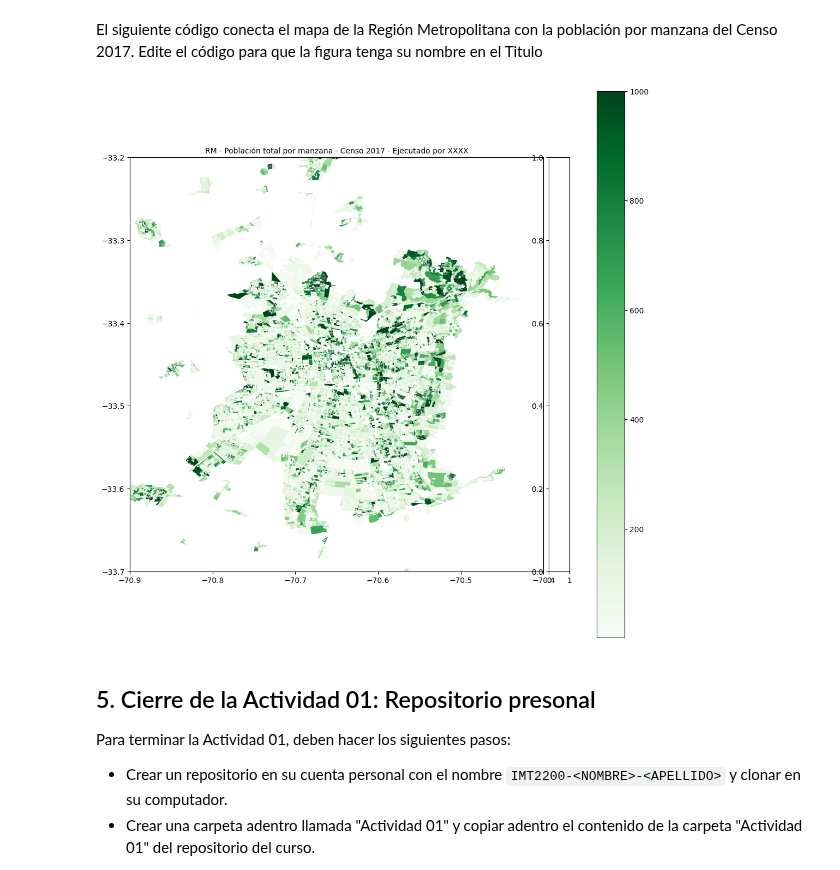
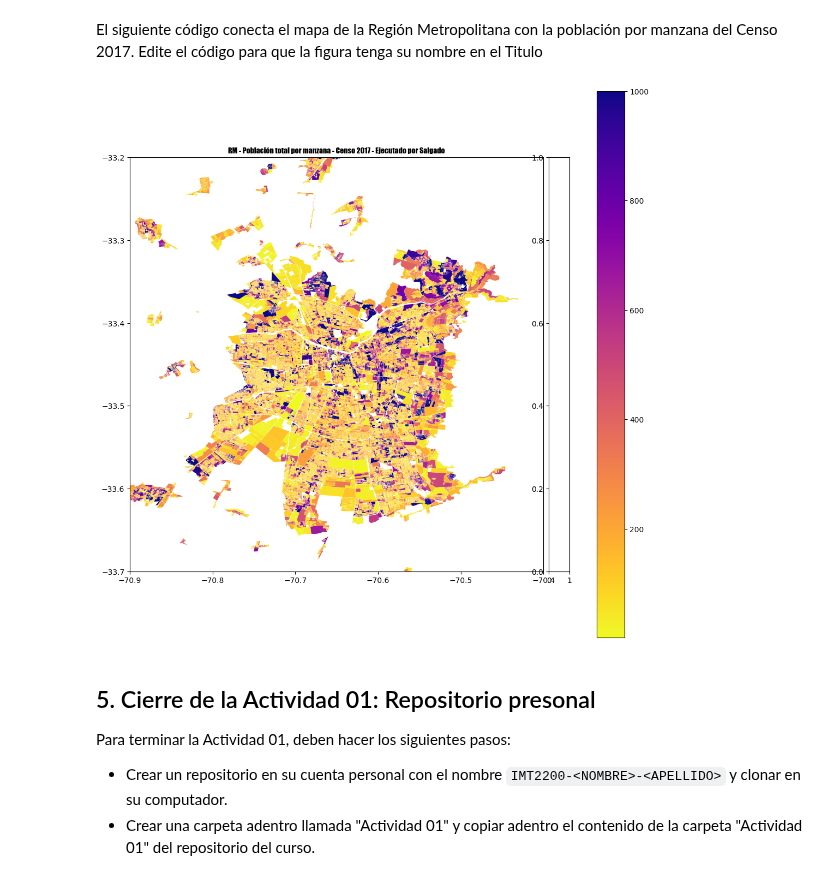
Before and after one commit to danelisd/IMT2200-DAN-SALGADO, a Jupyter notebook: Actividad 01/IMT2200 - Actividad 01.ipynb, the cells around one changed output. Saved outputs shown, nothing was run; the diff lists cells and outputs as text; code cells hidden in the pictures.

```diff
--- a/Actividad 01/IMT2200 - Actividad 01.ipynb
+++ b/Actividad 01/IMT2200 - Actividad 01.ipynb
@@ -143,36 +143,36 @@ El siguiente código conecta el mapa de la Región Metropolitana con la poblaci
 # %%
 from mpl_toolkits.axes_grid1 import make_axes_locatable
 import matplotlib.colors as colors
 
 #Crear figura y ejes
 fig=plt.figure(figsize=(13,13))
 ax=fig.add_subplot(111)
 divider = make_axes_locatable(ax)
 cax = divider.append_axes("right", size="5%", pad=0.1)
 
 # cantidad de personas por manzana
 Z=manz['TOTAL_PERS']
-manz.plot(ax=ax, column='TOTAL_PERS', cmap='', legend=True, vmin=1, vmax=1000)
+manz.plot(ax=ax, column='TOTAL_PERS', cmap='plasma_r', legend=True, vmin=1, vmax=1000)
 
 com_projected = com.to_crs(epsg=3857)
 com_projected.boundary.plot(ax=ax, lw=0.2, color='r')
 
 xlim=[-70.9,-70.4]
 ylim=[-33.7,-33.2]
 for x, y, label in zip(com_projected.geometry.centroid.x, com_projected.geometry.centroid.y, com_projected.NOM_COMUNA):
     if xlim[0]<x<xlim[1] and ylim[0]<y<ylim[1]:
         ax.text(x, y, label, fontsize = 10)
 
 ax.set_xlim(xlim)
 ax.set_ylim(ylim);
 
 ## Reemplace 'XXX' por su apellido
-ax.set_title('RM - Población total por manzana - Censo 2017 - Ejecutado por Salgado',fontsize=10)
+ax.set_title('RM - Población total por manzana - Censo 2017 - Ejecutado por Salgado',fontsize=10, fontfamily='fantasy', fontstretch='ultra-expanded')
 
 ## Reemplace 'XXX' por su apellido en el nombre del archivo de salida
 fig.savefig('PoblacionRM_C2017_SALGADO.jpg')
 # %% [output]
-[figure, old version]
+[figure, new version]
 # %% [markdown]
 ## 5. Cierre de la Actividad 01: Repositorio presonal
 
```
Also changed, not shown: 1 other file.
